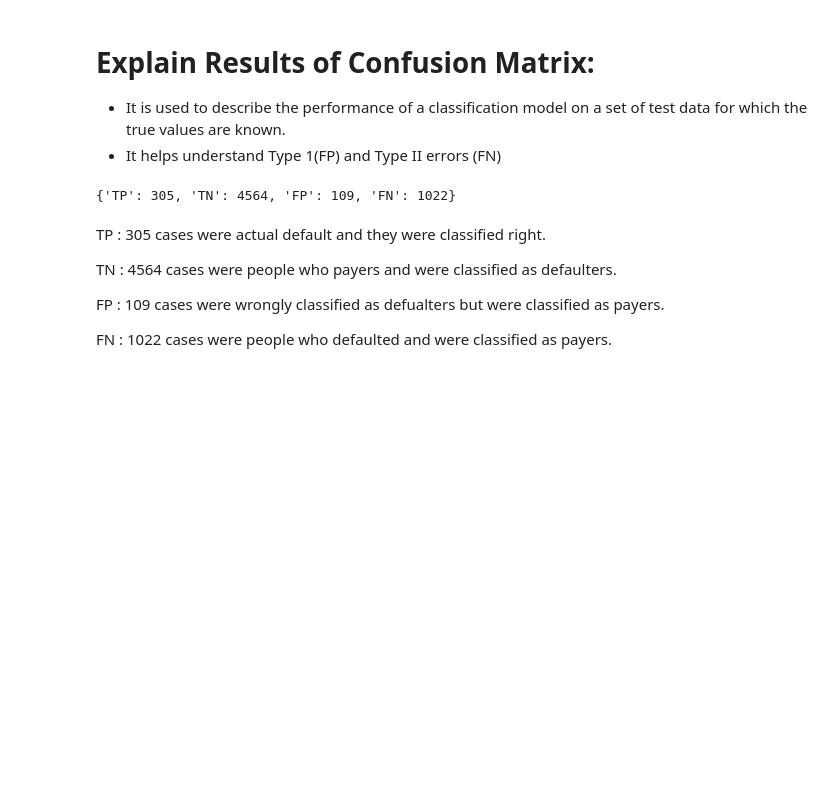
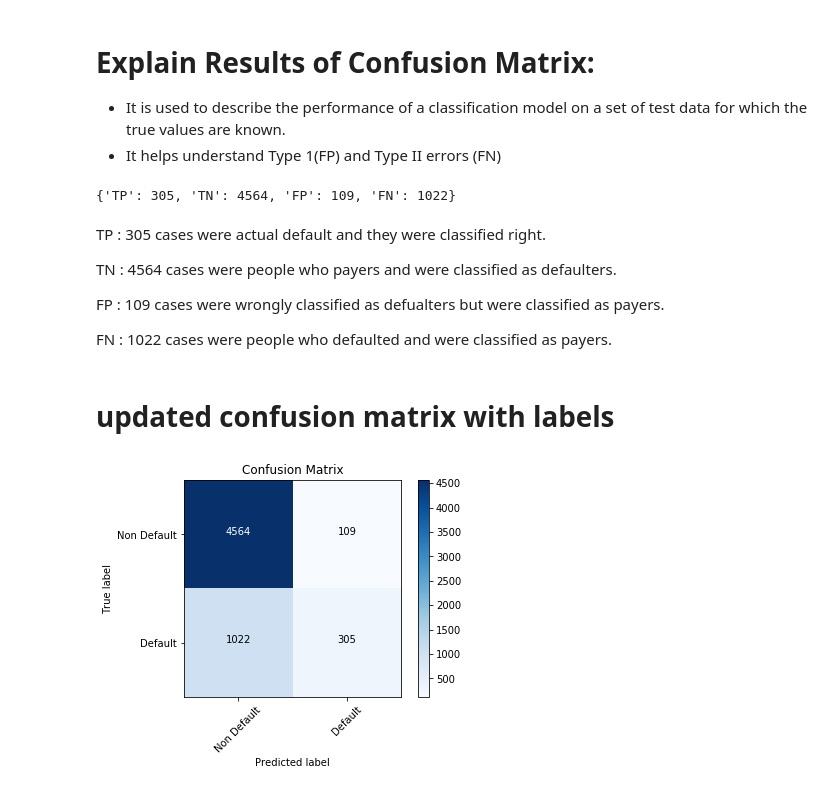
Before and after one commit to jankomah/CreditCardDefault, a Jupyter notebook: Untitled.ipynb, the cells around one changed output. Drawn from its saved outputs; the diff is of its cells as text; code cells hidden in the pictures; blank space fills up the shorter version.

Commit message:
updated labels

```diff
--- a/Untitled.ipynb
+++ b/Untitled.ipynb
@@ -684,3 +684,50 @@ TN : 4564 cases were people who payers and were classified as defaulters.
 FP : 109 cases were wrongly classified as defualters but were classified as payers.
 
 FN : 1022 cases were people who defaulted and were classified as payers.
+# %% [markdown]
+# updated confusion matrix with labels
+# %%
+def plot_confusion_matrix1(cnf_matrix, classes = class_names ,normalize=False,
+                          title='Confusion matrix',
+                          class_names = ['Non Default' , 'Default'],
+                          cmap=plt.cm.Blues):
+    # Pseudocode/Outline:
+    # Print the confusion matrix (optional)
+    # Create the basic matrix
+    # Add title and axis labels
+    # Add appropriate axis scales
+    # Add labels to each cell
+    # Add a legend
+
+#   print(cnf_matrix)
+
+    plt.imshow(cnf_matrix, cmap=cmap)
+
+    """Add title and axis labels"""
+    plt.title('Confusion Matrix')
+    plt.ylabel('True label')
+    plt.xlabel('Predicted label')
+
+    """Add appropriate axis scales"""
+    tick_marks = np.arange(len(class_names))
+    plt.xticks(tick_marks, class_names, rotation=45)
+    plt.yticks(tick_marks, class_names)
+
+
+    """Text formatting"""
+    fmt = '.2f' if normalize else 'd'
+    """Add labels to each cell"""
+    thresh = cnf_matrix.max() / 2.
+    """Here we iterate through the confusion matrix and append labels to our visualization"""
+    for i, j in itertools.product(range(cnf_matrix.shape[0]), range(cnf_matrix.shape[1])):
+        plt.text(j, i, format(cnf_matrix[i, j], fmt),
+                 horizontalalignment='center',
+                 color='white' if cnf_matrix[i, j] > thresh else 'black')
+
+    """Add a legend"""
+    plt.colorbar()
+    plt.show()
+# %%
+plot_confusion_matrix1(cnf_matrix)
+# %% [output]
+[figure, added]
```
